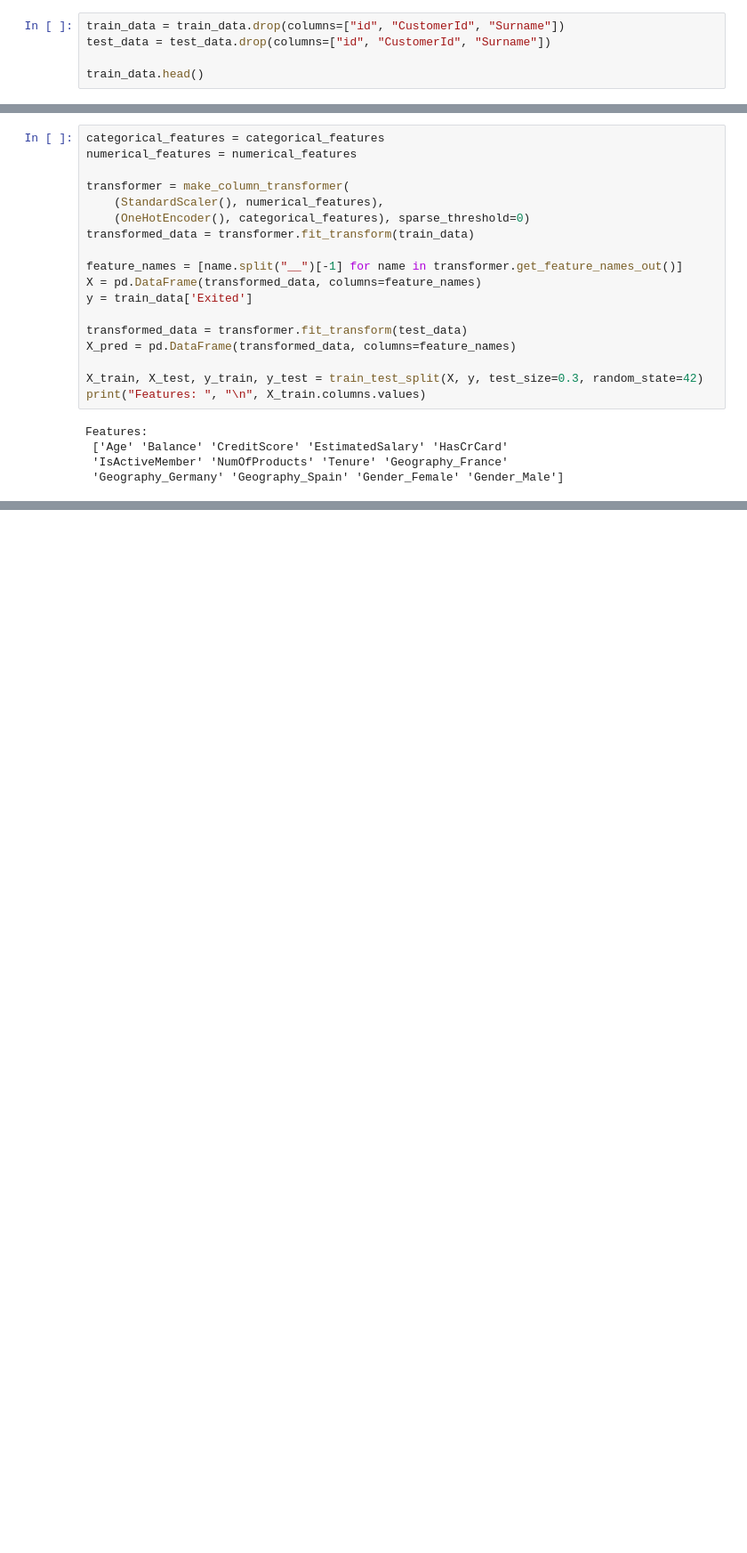
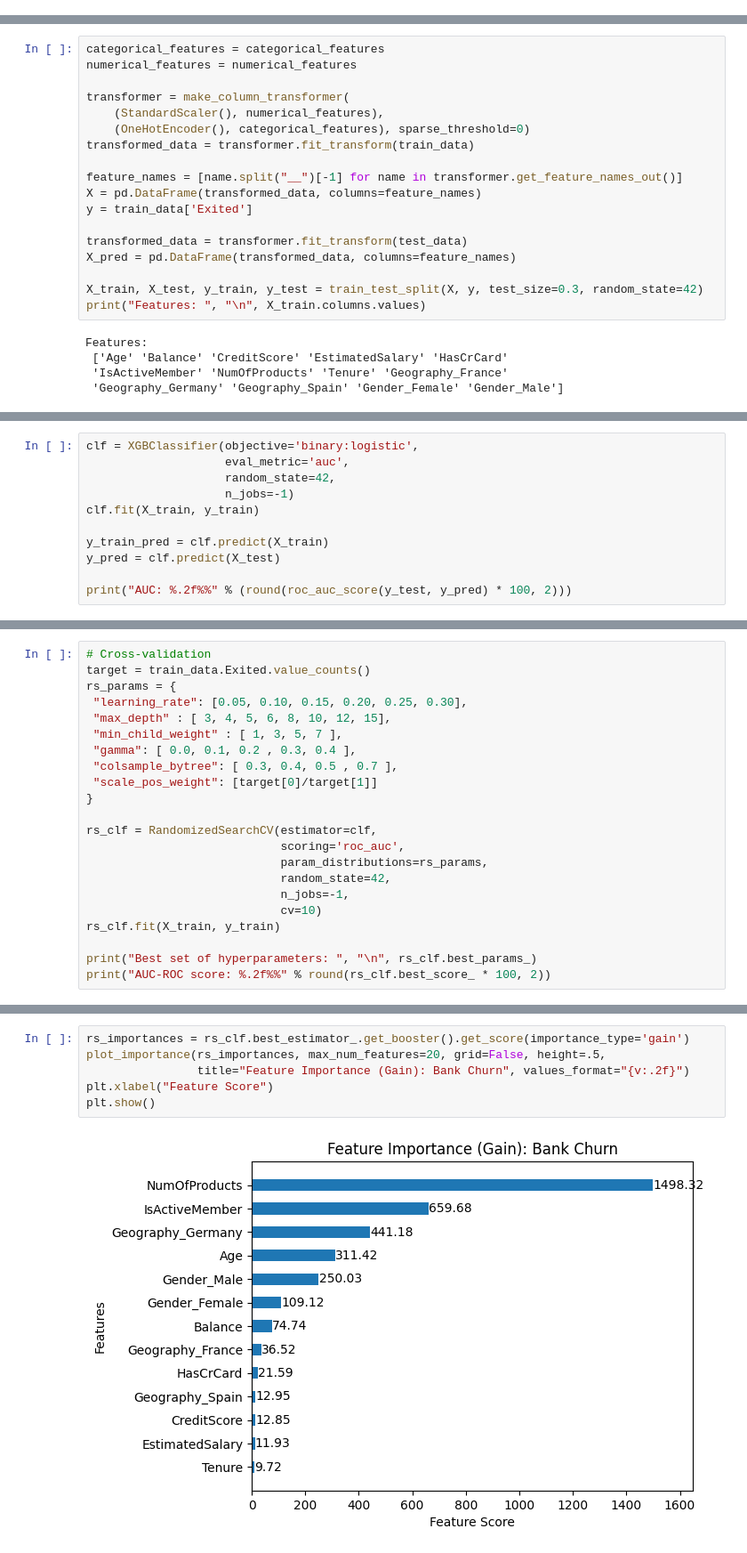
Before and after one commit to chalseoko/bank-churn-binary-classification, a Jupyter notebook: bank-churn-binary-classification.ipynb, the cells around one changed output, grey strips where cells are left out. Shown at 89% size. Drawn from its saved outputs; the diff is of its cells as text; blank space fills up the shorter version.

Commit message:
Kaggle Notebook |  Bank Churn Binary Classification | Version 3 | Using XGBoost Model

```diff
--- a/bank-churn-binary-classification.ipynb
+++ b/bank-churn-binary-classification.ipynb
@@ -73,8 +69,3 @@ plt.xlabel(None)
 plt.show()
 # %% [output]
 [figure]
-# %%
-train_data = train_data.drop(columns=["id", "CustomerId", "Surname"])
-test_data = test_data.drop(columns=["id", "CustomerId", "Surname"])
-
-train_data.head()
@@ -148,0 +95,11 @@ plt.show()
+# %%
+clf = XGBClassifier(objective='binary:logistic',
+                    eval_metric='auc',
+                    random_state=42,
+                    n_jobs=-1)
+clf.fit(X_train, y_train)
+
+y_train_pred = clf.predict(X_train)
+y_pred = clf.predict(X_test)
+
+print("AUC: %.2f%%" % (round(roc_auc_score(y_test, y_pred) * 100, 2)))
@@ -148,0 +108,22 @@ plt.show()
+# %%
+# Cross-validation
+target = train_data.Exited.value_counts()
+rs_params = {
+ "learning_rate": [0.05, 0.10, 0.15, 0.20, 0.25, 0.30],
+ "max_depth" : [ 3, 4, 5, 6, 8, 10, 12, 15],
+ "min_child_weight" : [ 1, 3, 5, 7 ],
+ "gamma": [ 0.0, 0.1, 0.2 , 0.3, 0.4 ],
+ "colsample_bytree": [ 0.3, 0.4, 0.5 , 0.7 ],
+ "scale_pos_weight": [target[0]/target[1]]
+}
+
+rs_clf = RandomizedSearchCV(estimator=clf,
+                            scoring='roc_auc',
+                            param_distributions=rs_params,
+                            random_state=42,
+                            n_jobs=-1,
+                            cv=10)
+rs_clf.fit(X_train, y_train)
+
+print("Best set of hyperparameters: ", "\n", rs_clf.best_params_)
+print("AUC-ROC score: %.2f%%" % round(rs_clf.best_score_ * 100, 2))
@@ -148,0 +134,8 @@ plt.show()
+# %%
+rs_importances = rs_clf.best_estimator_.get_booster().get_score(importance_type='gain')
+plot_importance(rs_importances, max_num_features=20, grid=False, height=.5,
+                title="Feature Importance (Gain): Bank Churn", values_format="{v:.2f}")
+plt.xlabel("Feature Score")
+plt.show()
+# %% [output]
+[figure, added]
```
Also changed, not shown: parts of 15 cells of this notebook.
